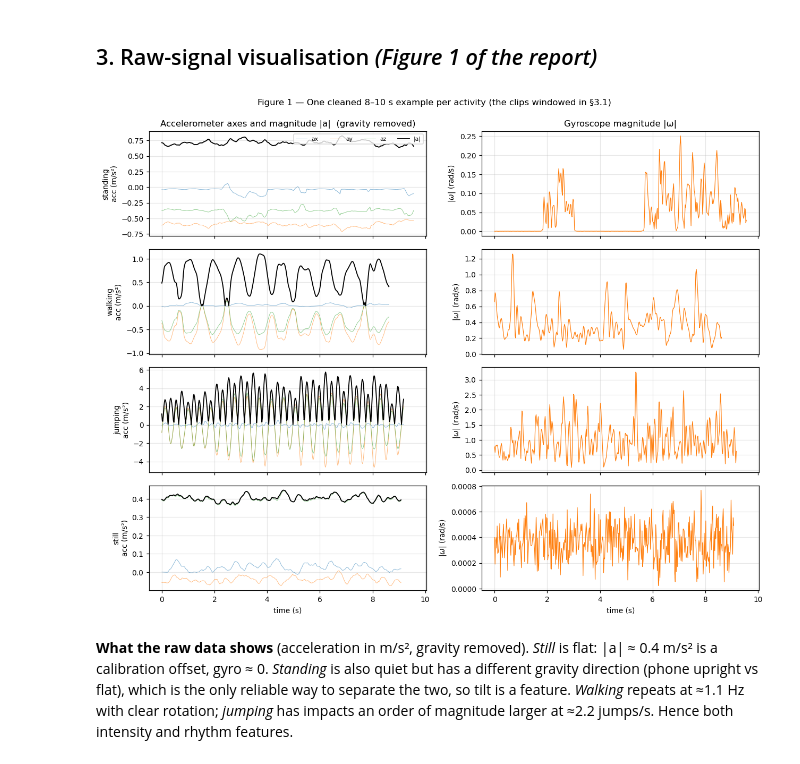
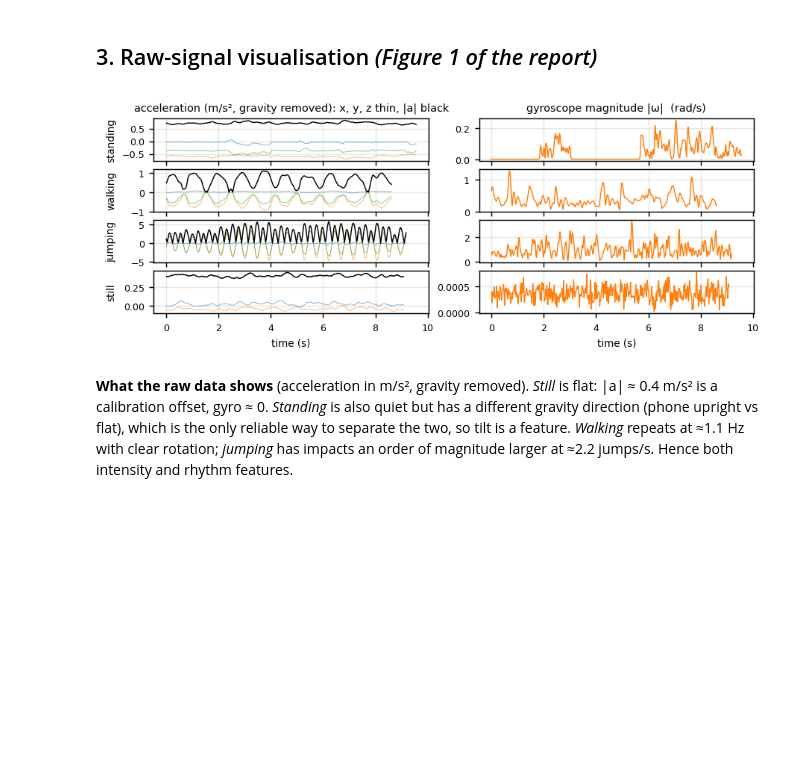
Before and after one commit to Elvin100s/hmm-activity-recognition, a Jupyter notebook: notebooks/HMM_Activity_Recognition.ipynb, the cells around one changed output. Drawn from its saved outputs; the diff is of its cells as text; code cells hidden in the pictures; blank space fills up the shorter version.

Commit message:
Redraw figures at print size and add convergence plot

```diff
--- a/notebooks/HMM_Activity_Recognition.ipynb
+++ b/notebooks/HMM_Activity_Recognition.ipynb
@@ -45,8 +45,12 @@ BW_TOL, BW_MAX_ITER = 1e-4, 500      # convergence: |dLL| < tol * max(1, |LL|);
 VAR_FLOOR = 1e-3                     # diagonal-Gaussian variance floor
 SEED = 42
 
-plt.rcParams.update({"figure.dpi": 110, "savefig.dpi": 200, "font.size": 9,
-                     "axes.grid": True, "grid.alpha": 0.3, "figure.autolayout": False})
+# figures are drawn at their printed size (report text width 6.9 in), so 7-8 pt text stays legible
+plt.rcParams.update({"figure.dpi": 130, "savefig.dpi": 300, "font.size": 7.5, "axes.titlesize": 8,
+                     "axes.labelsize": 7.5, "xtick.labelsize": 7, "ytick.labelsize": 7,
+                     "legend.fontsize": 6.5, "axes.grid": True, "grid.alpha": 0.3,
+                     "lines.linewidth": 0.8, "figure.autolayout": False})
+COLOURS = np.array([[0.20, 0.45, 0.75], [0.25, 0.65, 0.35], [0.85, 0.45, 0.20], [0.55, 0.35, 0.70]])
 print("numpy", np.__version__, "| pandas", pd.__version__, "| matplotlib", plt.matplotlib.__version__)
 print("repo root:", ROOT)
 # %% [output]
@@ -134,30 +138,25 @@ since `TARGET_FS` is a parameter.
 # %% [markdown]
 ## 3. Raw-signal visualisation *(Figure 1 of the report)*
 # %%
-fig, axes = plt.subplots(4, 2, figsize=(11.5, 9), sharex=True)
+fig, axes = plt.subplots(4, 2, figsize=(6.8, 2.6), sharex=True)
 for r, act in enumerate(STATES):
-    f = sorted(glob.glob(str(DATA / "train" / act / "*.csv")))[0]
-    d = pd.read_csv(f)
+    d = pd.read_csv(sorted(glob.glob(str(DATA / "train" / act / "*.csv")))[0])
     t = d["timestamp"].to_numpy()
-    a_mag = np.linalg.norm(d[["acc_x", "acc_y", "acc_z"]].to_numpy(), axis=1)
-    g_mag = np.linalg.norm(d[["gyro_x", "gyro_y", "gyro_z"]].to_numpy(), axis=1)
-    for ax_i, axis_name in enumerate(["x", "y", "z"]):
-        axes[r, 0].plot(t, d[f"acc_{axis_name}"], lw=0.6, alpha=0.55, label=f"a{axis_name}")
-    axes[r, 0].plot(t, a_mag, lw=1.2, color="k", label="|a|")
-    axes[r, 1].plot(t, g_mag, lw=0.8, color="tab:orange")
-    axes[r, 0].set_ylabel(f"{act}\nacc (m/s²)")
-    axes[r, 1].set_ylabel(r"$|\omega|$ (rad/s)")
-axes[0, 0].set_title("Accelerometer axes and magnitude |a|  (gravity removed)")
-axes[0, 1].set_title("Gyroscope magnitude |ω|")
-axes[0, 0].legend(fontsize=7, ncols=4, loc="upper right")
+    for axis_name in "xyz":
+        axes[r, 0].plot(t, d[f"acc_{axis_name}"], lw=0.5, alpha=0.6, label=f"a{axis_name}")
+    axes[r, 0].plot(t, np.linalg.norm(d[["acc_x", "acc_y", "acc_z"]].to_numpy(), axis=1), color="k", label="|a|")
+    axes[r, 1].plot(t, np.linalg.norm(d[["gyro_x", "gyro_y", "gyro_z"]].to_numpy(), axis=1), color="tab:orange")
+    axes[r, 0].set_ylabel(act)
+axes[0, 0].set_title("acceleration (m/s², gravity removed): x, y, z thin, |a| black")
+axes[0, 1].set_title("gyroscope magnitude |ω|  (rad/s)")
 for ax in axes[-1]:
     ax.set_xlabel("time (s)")
-fig.suptitle("Figure 1 — One cleaned 8–10 s example per activity (the clips windowed in §3.1)", y=0.995)
-plt.tight_layout()
+fig.align_ylabels(axes[:, 0])
+plt.tight_layout(pad=0.3, h_pad=0.2)
 plt.savefig(FIG / "raw_signals.png", bbox_inches="tight")
 plt.show()
 # %% [output]
-[figure, old version]
+[figure, new version]
 # %% [markdown]
 **What the raw data shows** (acceleration in m/s², gravity removed). *Still* is flat: |a| ≈ 0.4 m/s²
 is a calibration offset, gyro ≈ 0. *Standing* is also quiet but has a different gravity direction
```
Also changed, not shown: parts of 8 cells of this notebook, 10 other files.
